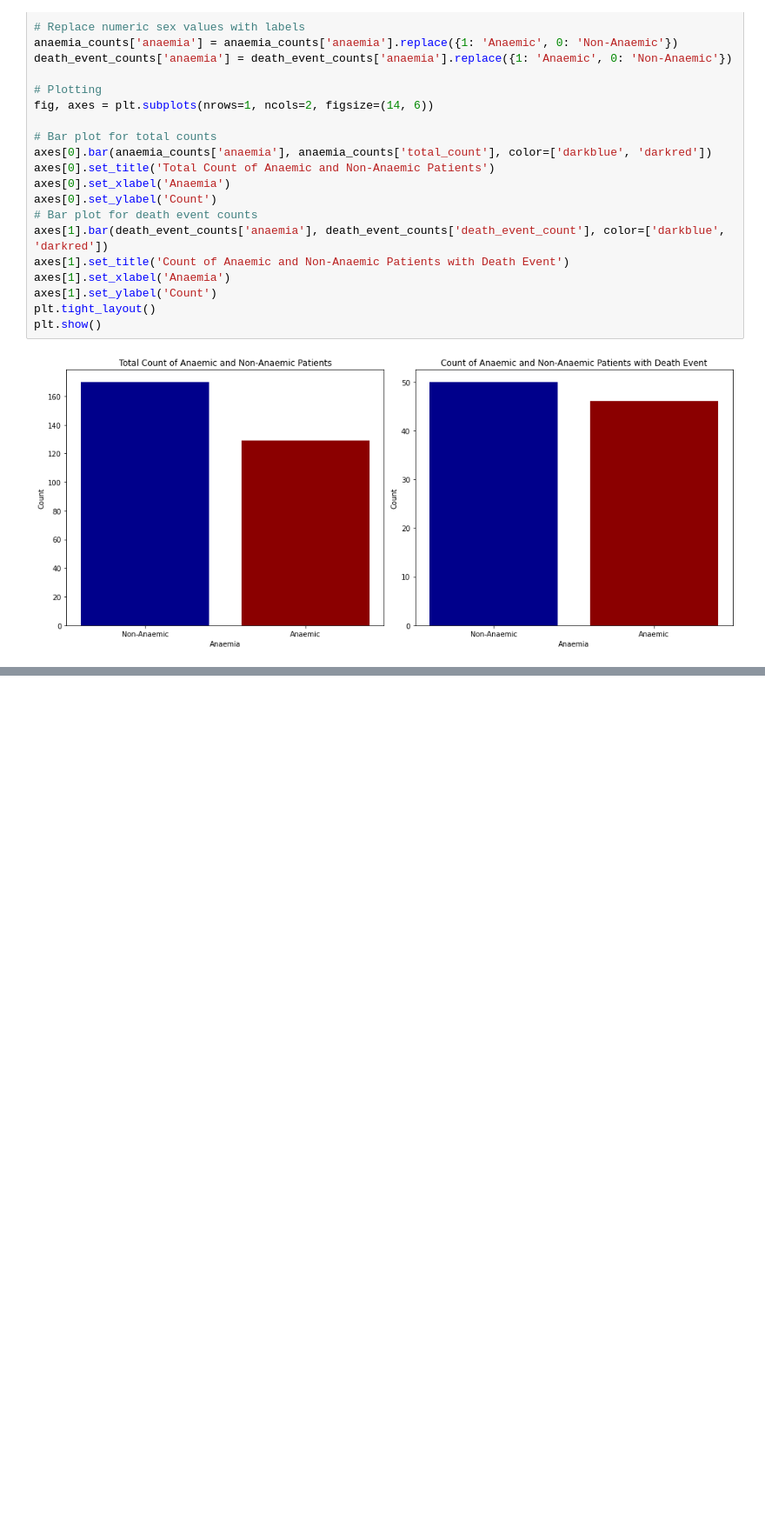
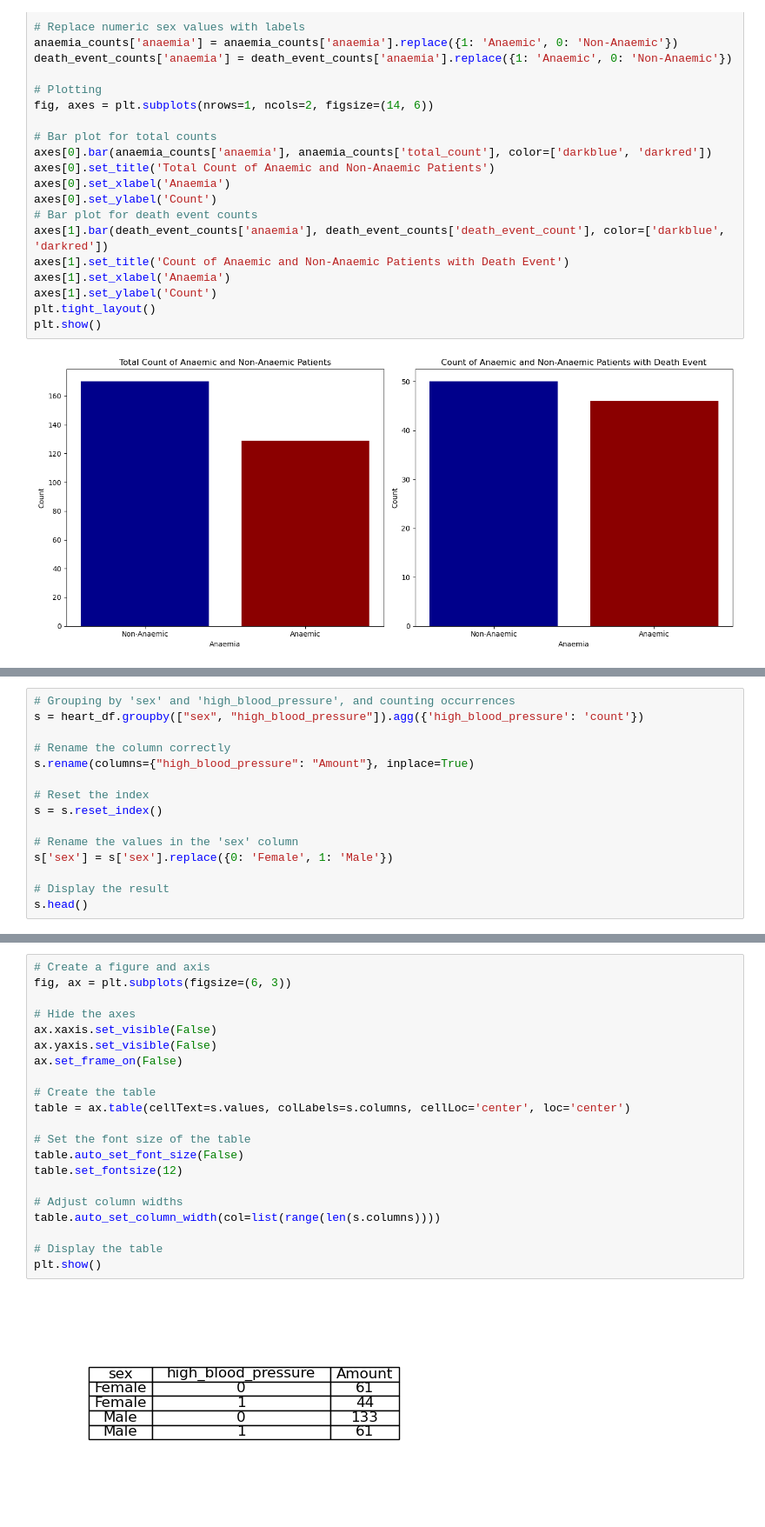
Before and after one commit to faiyted/Project-Cardiac-Disease, a Jupyter notebook: Group-Project.ipynb, the cells around one changed output, grey strips where cells are left out. Shown at 87% size. Cells and saved outputs as stored; diff of their text form; blank space fills up the shorter version.

```diff
--- a/Group-Project.ipynb
+++ b/Group-Project.ipynb
@@ -343,0 +514,15 @@ plt.show()
+# %%
+# Grouping by 'sex' and 'high_blood_pressure', and counting occurrences
+s = heart_df.groupby(["sex", "high_blood_pressure"]).agg({'high_blood_pressure': 'count'})
+
+# Rename the column correctly
+s.rename(columns={"high_blood_pressure": "Amount"}, inplace=True)
+
+# Reset the index
+s = s.reset_index()
+
+# Rename the values in the 'sex' column
+s['sex'] = s['sex'].replace({0: 'Female', 1: 'Male'})
+
+# Display the result
+s.head()
@@ -343,0 +577,23 @@ plt.show()
+# %%
+# Create a figure and axis
+fig, ax = plt.subplots(figsize=(6, 3))
+
+# Hide the axes
+ax.xaxis.set_visible(False)
+ax.yaxis.set_visible(False)
+ax.set_frame_on(False)
+
+# Create the table
+table = ax.table(cellText=s.values, colLabels=s.columns, cellLoc='center', loc='center')
+
+# Set the font size of the table
+table.auto_set_font_size(False)
+table.set_fontsize(12)
+
+# Adjust column widths
+table.auto_set_column_width(col=list(range(len(s.columns))))
+
+# Display the table
+plt.show()
+# %% [output]
+[figure, added]
```
Also changed, not shown: parts of 20 cells of this notebook.
